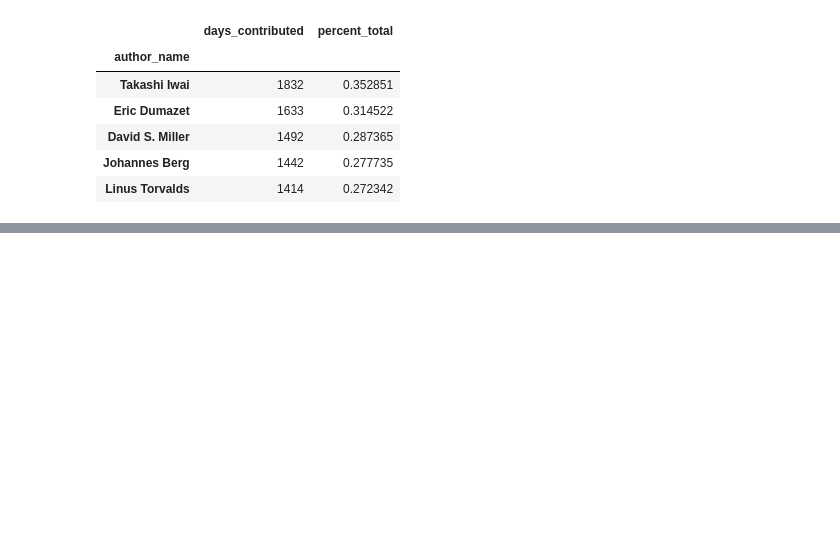
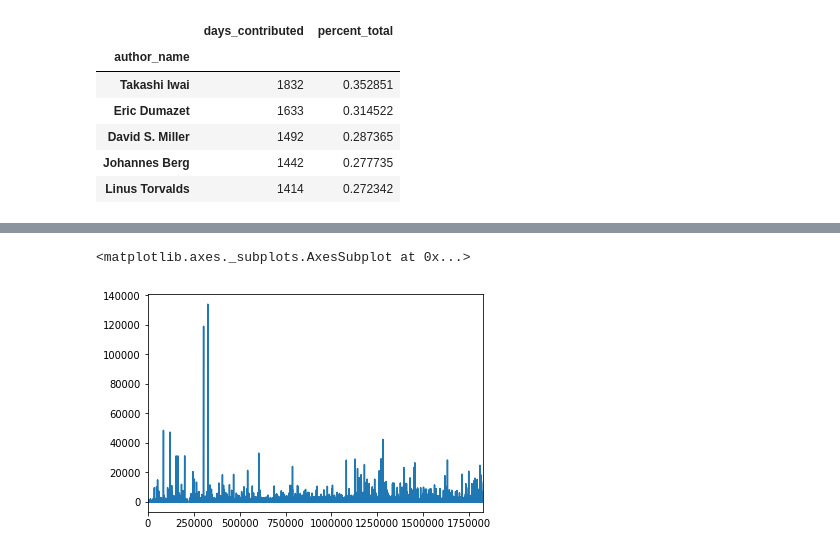
Before and after one commit to tbonza/EDS19, a Jupyter notebook: project/prototype.ipynb, the cells around one changed output, grey strips where cells are left out. Saved outputs shown, nothing was run; the diff lists cells and outputs as text; code cells hidden in the pictures; blank space fills up the shorter version.

```diff
--- a/project/prototype.ipynb
+++ b/project/prototype.ipynb
@@ -798,0 +814,5 @@ could be contributed.
+# %%
+autdf[(autdf.date_authored >= '2005-01') & (autdf.date_authored < '2019-01')].total_lines.plot()
+# %% [output]
+<matplotlib.axes._subplots.AxesSubplot at 0x...>
+[figure, added]
```
Also changed, not shown: parts of 29 cells of this notebook.
